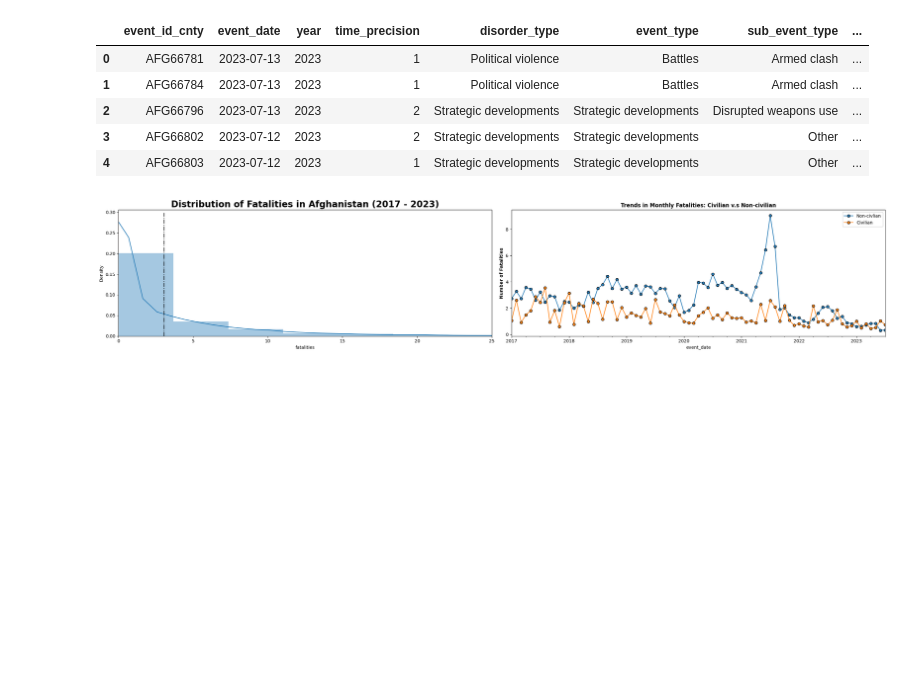
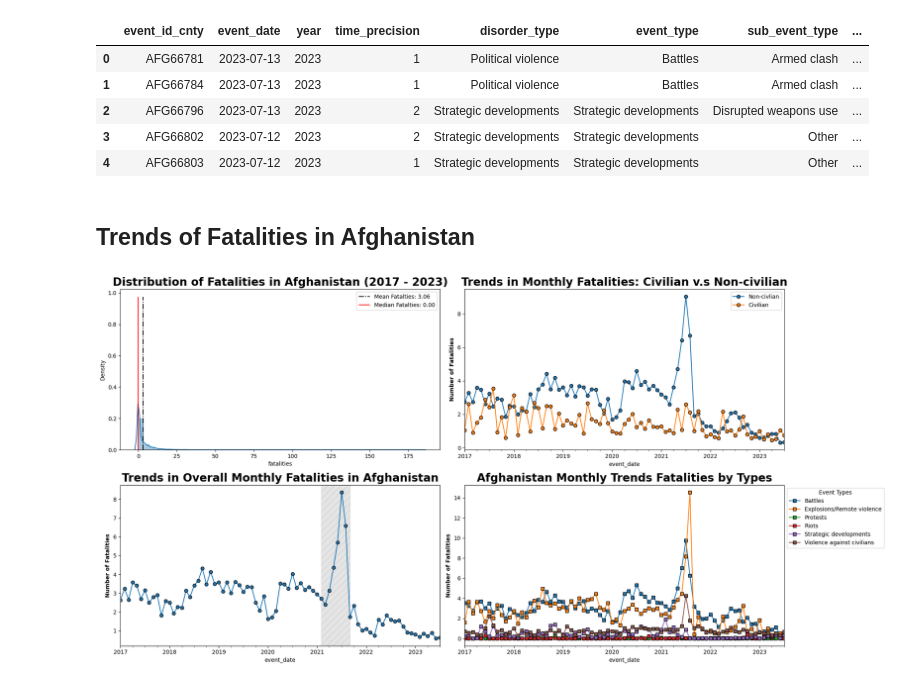
Before and after one commit to OdinProjectI/ODIN, a Jupyter notebook: CasualtiesOfWarInAfghanistan.ipynb, the cells around one changed output. Drawn from its saved outputs; the diff is of its cells as text; code cells hidden in the pictures; blank space fills up the shorter version.

```diff
--- a/CasualtiesOfWarInAfghanistan.ipynb
+++ b/CasualtiesOfWarInAfghanistan.ipynb
@@ -22,7 +33,10 @@ warnings.filterwarnings('ignore')
 # %%
 afghan_df: 'DataFrame' = pd.read_csv(os.environ['DATASET'])
 afghan_df['event_date'] = pd.to_datetime(afghan_df['event_date'])
-afghan_df['is_civilian_fatality'] = afghan_df['civilian_targeting'].replace({'Civilian targeting': 1, np.nan:0})
+afghan_df['is_civilian_fatality'] = afghan_df['civilian_targeting'].replace({'Civilian targeting': 1, np.nan:0}) # label civilian v.s non-civilian fatalities
+afghan_df['incident_month'] = afghan_df['event_date'].apply(lambda row: row.month_name() )
+months: List[str] = pd.Series(pd.date_range(start="2021-01-01", end="2021-12-01", freq='M')).apply(lambda row: row.month_name() ).tolist()
+
 pd.options.display.max_columns = afghan_df.shape[1]
 # %%
 afghan_df.head(5)
@@ -39,32 +50,49 @@ median_fatalities: float = afghan_df['fatalities'].median()
+# %% [markdown]
+## **Trends of Fatalities in Afghanistan**
 # %%
-fig = plt.figure(figsize=(25,5))
-ax = fig.add_subplot(1,2,1)
+mean_fatalities: float = afghan_df['fatalities'].mean()
+median_fatalities: float = afghan_df['fatalities'].median()
+
+fig = plt.figure(figsize=(35,10))
+ax = fig.add_subplot(2,2,1)
 sns.distplot(afghan_df['fatalities'], ax=ax)
 ax.set_title("Distribution of Fatalities in Afghanistan (2017 - 2023)", fontweight='bold', fontsize=20)
-ax.set_xlim([0,25])
 
-ax.axvline(mean_fatalities,
+ax.vlines(mean_fatalities,
            ymin=0.0,
            ymax=0.975,
            label=f"Mean Fatalties: {mean_fatalities:.2f}",
            linestyle="-.",
            color='black')
 
-ax.axvline(median_fatalities,
+ax.vlines(median_fatalities,
            ymin=0.0,
            ymax=0.975,
            label=f"Median Fatalties: {median_fatalities:.2f}",
            linestyle="solid",
            color='red')
 
+ax.legend()
 
-ax = fig.add_subplot(1,2,2)
+ax = fig.add_subplot(2,2,2)
 afghan_df.groupby(['event_date', 'is_civilian_fatality'])['fatalities'].mean().unstack("is_civilian_fatality").replace({np.nan:0.0}).rename({0.0: 'Non-civlian', 1.0: 'Civilian'}, axis=1).resample('M').mean().plot(marker='o', mec='black', ax=ax)
-ax.set_title("Trends in Monthly Fatalities: Civilian v.s Non-civilian", fontweight='bold')
+ax.set_title("Trends in Monthly Fatalities: Civilian v.s Non-civilian", fontweight='bold', fontsize=20)
 ax.set_ylabel("Number of Fatalities", fontweight='bold')
 
-ax.legend()
+plt.legend()
 
+ax = fig.add_subplot(2,2,3)
+afghan_df.groupby('event_date')['fatalities'].mean().resample("M").mean().plot(ax=ax, marker='o', mec='black') # Jan 2021 - 2022
+
+ax.axvspan(xmin=pd.to_datetime('2021-02-28 '), xmax=pd.to_datetime('2021-09-30'), alpha=0.2, color='grey' , hatch="//")
+ax.set_title("Trends in Overall Monthly Fatalities in Afghanistan", fontweight='bold', fontsize=20)
+ax.set_ylabel("Number of Fatalities", fontweight='bold')
+
+ax = fig.add_subplot(2,2,4)
+afghan_df.groupby(['event_date', 'event_type'])['fatalities'].mean().unstack("event_type").replace({np.nan:0.0}).resample("M").mean().plot(figsize=(20,10), marker='s', mec='black', ax=ax)
+ax.set_title("Afghanistan Monthly Trends Fatalities by Types", fontweight='bold', fontsize=20)
+ax.set_ylabel("Number of Fatalities", fontweight='bold')
+ax.legend(title="Event Types", bbox_to_anchor=(1,1))
 plt.tight_layout()
 # %% [output]
-[figure, old version]
+[figure, new version]
```
Also changed, not shown: parts of 7 cells of this notebook.
